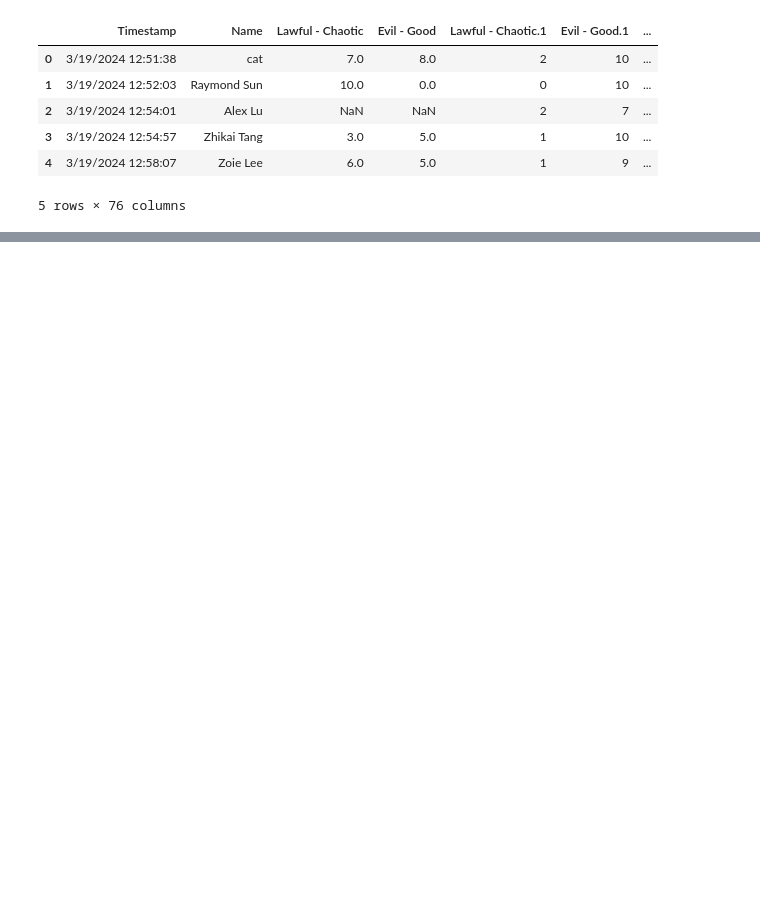
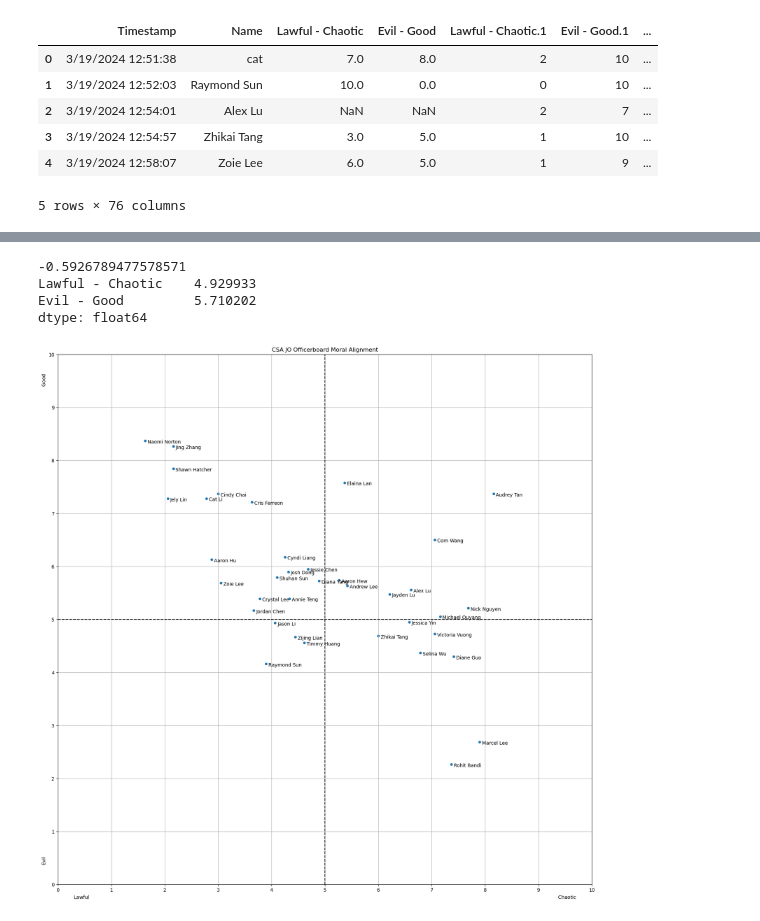
Before and after one commit to lualex403/csama, a Jupyter notebook: main.ipynb, the cells around one changed output, grey strips where cells are left out. Saved outputs shown, nothing was run; the diff lists cells and outputs as text; code cells hidden in the pictures; blank space fills up the shorter version.

```diff
--- a/main.ipynb
+++ b/main.ipynb
@@ -35,0 +74,14 @@ df.head()
+# %%
+avg_df = pd.DataFrame(df.mean(), columns=['Average'])
+display(avg_df)
+even_rows = avg_df[::2]
+odd_rows = avg_df[1::2]
+even_rows.columns = ['Lawful - Chaotic']
+odd_rows.columns = ['Evil - Good']
+odd_rows.reset_index(drop=True, inplace=True)
+even_rows.reset_index(drop=True, inplace=True)
+# display(even_rows)
+# display(odd_rows)
+result_df = pd.concat([even_rows, odd_rows], axis=1)
+result_df.index = names
+display(result_df)
@@ -35,0 +119,27 @@ df.head()
+# %%
+
+ax = result_df.plot.scatter(x='Lawful - Chaotic', y='Evil - Good',xlim=(0, 10), ylim=(0, 10), figsize=(20, 20))
+ax.axvline(x=5, color='black', linestyle='--')
+ax.axhline(y=5, color='black', linestyle='--')
+ax.set_xticks(range(11))
+ax.set_yticks(range(11))
+ax.grid(which='both')
+xspace = '\qquad'*50
+yspace = '\qquad'*50
+ax.set_xlabel(rf'Lawful ${xspace}$ Chaotic')
+ax.set_ylabel(rf'Evil ${yspace}$  Good')
+ax.set_title('CSA JO Officerboard Moral Alignment')
+for idx, row in result_df.iterrows():
+    ax.annotate(idx, (row['Lawful - Chaotic'], row['Evil - Good']), xytext=(5,-5),
+                textcoords='offset points', family='sans-serif', fontsize=10)
+
+r_value = result_df['Lawful - Chaotic'].corr(result_df['Evil - Good'])
+print(r_value)
+csa = result_df.mean()
+print(csa)
+# %% [output]
+-0.5926789477578571
+Lawful - Chaotic    4.929933
+Evil - Good         5.710202
+dtype: float64
+[figure, added]
```
Also changed, not shown: parts of 3 cells of this notebook, 38 other files.
